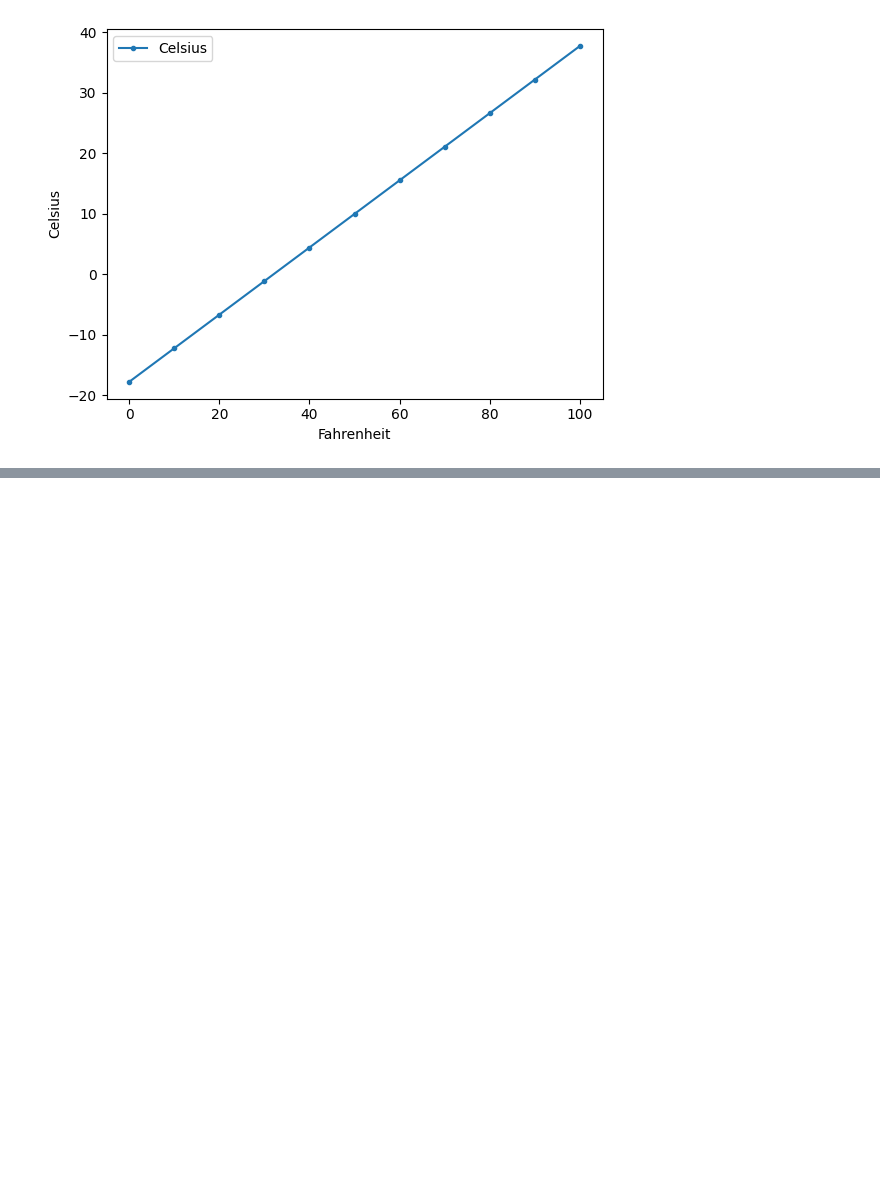
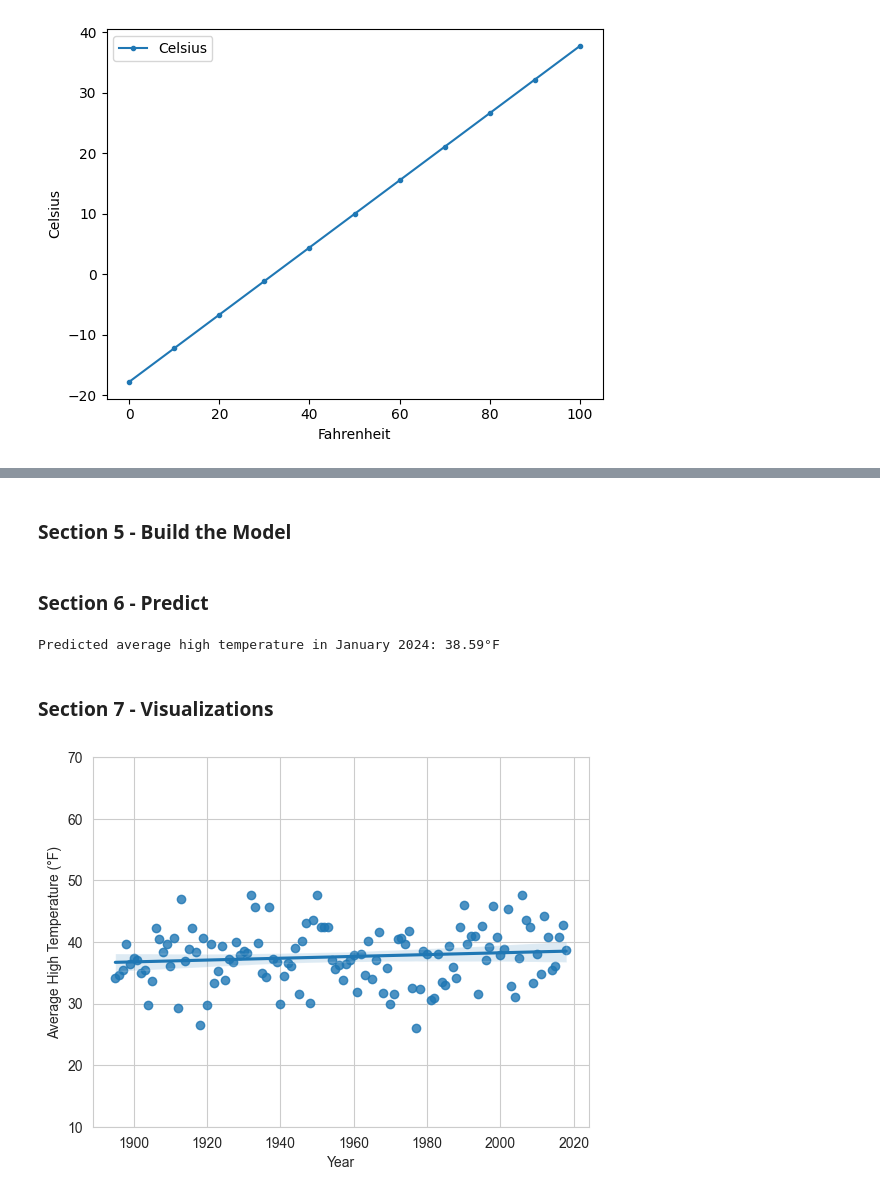
Before and after one commit to bware7/datafun-07-applied, a Jupyter notebook: binware_ml.ipynb, the cells around one changed output, grey strips where cells are left out. Saved outputs shown, nothing was run; the diff lists cells and outputs as text; code cells hidden in the pictures; blank space fills up the shorter version.

Commit message:
Part 2 - Prediction

```diff
--- a/binware_ml.ipynb
+++ b/binware_ml.ipynb
@@ -48,0 +53,3 @@ plt.show()
+# %%
+# Load the average high temperature in January for NYC from a CSV file into a DataFrame
+nyc_df = pd.read_csv('ave_hi_nyc_jan_1895-2018.csv')
@@ -48,0 +79,6 @@ plt.show()
+# %%
+# Rename columns for better readability
+nyc_df.columns = ['Date', 'Temperature', 'Anomaly']
+
+# Update the Date column to extract only the year
+nyc_df['Date'] = nyc_df['Date'] // 100
@@ -48,0 +103,2 @@ plt.show()
+# %% [markdown]
+### Section 5 - Build the Model
@@ -48,0 +111,26 @@ plt.show()
+# %% [markdown]
+### Section 6 - Predict
+# %%
+# Predict the average high temperature in January for NYC in the year 2024
+predicted_temp_2024 = slope * 2024 + intercept
+print(f"Predicted average high temperature in January 2024: {predicted_temp_2024:.2f}°F")
+# %% [output]
+Predicted average high temperature in January 2024: 38.59°F
+# %% [markdown]
+### Section 7 - Visualizations
+# %%
+# Set Seaborn style
+sns.set_style('whitegrid')
+
+# Generate a scatter plot with the best-fit line
+axes = sns.regplot(x=nyc_df['Date'], y=nyc_df['Temperature'])
+
+# Customize the axes and y-scale
+axes.set_ylim(10, 70)
+axes.set_xlabel('Year')
+axes.set_ylabel('Average High Temperature (°F)')
+
+# Show plot
+plt.show()
+# %% [output]
+[figure, added]
```
Also changed, not shown: parts of 8 cells of this notebook, 1 other file.
